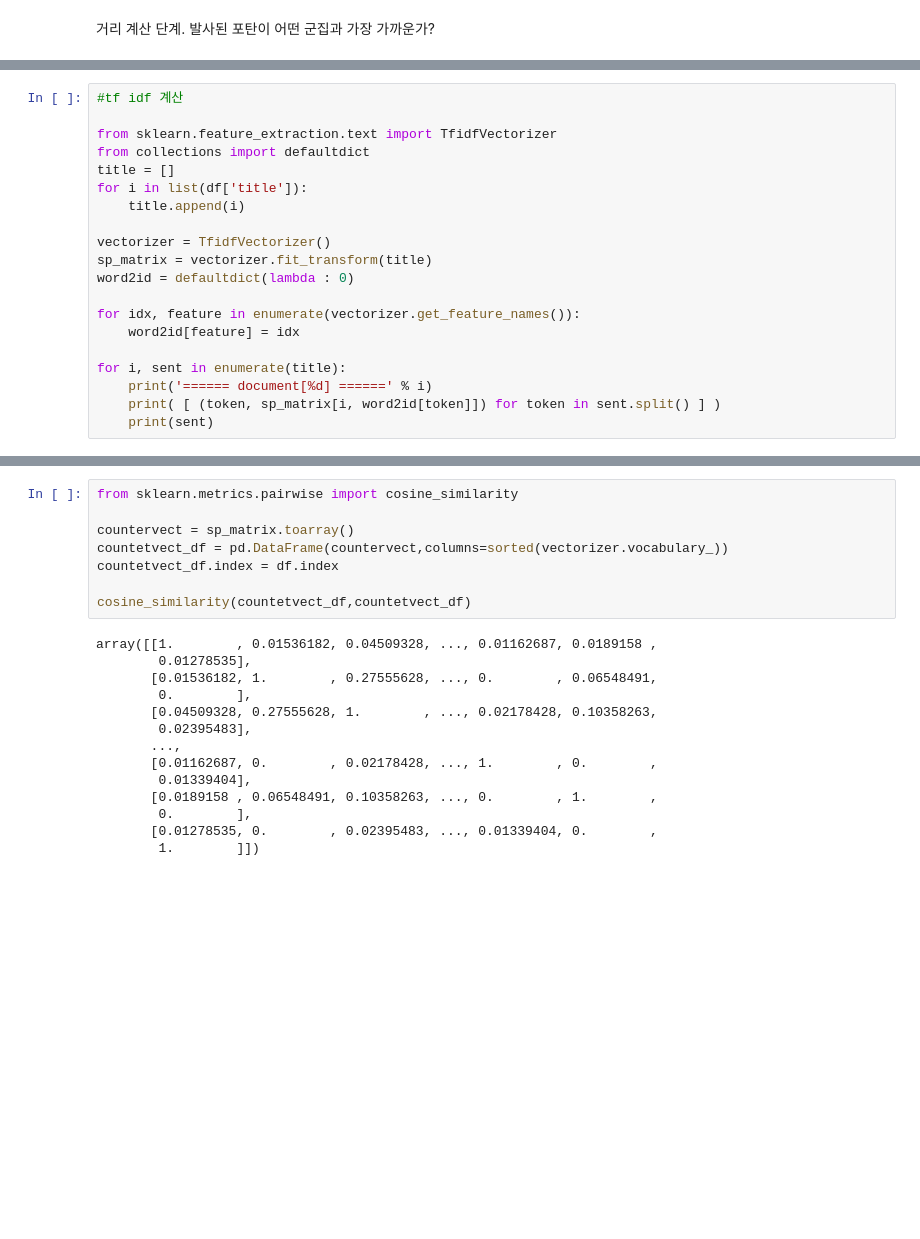
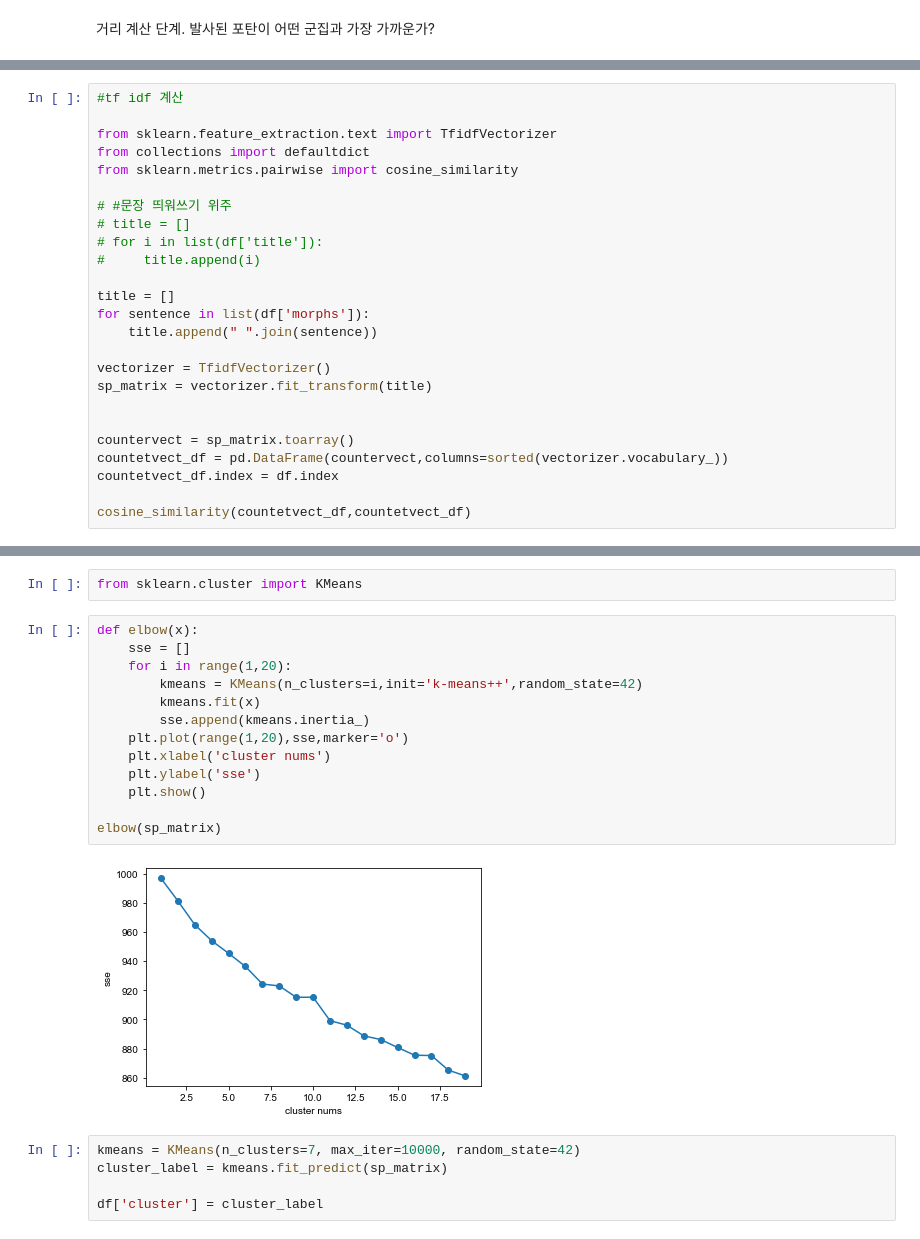
Before and after one commit to skadudd/adDev, a Jupyter notebook: ad_copy_maker/word_parser.ipynb, the cells around one changed output, grey strips where cells are left out. Saved outputs shown, nothing was run; the diff lists cells and outputs as text; blank space fills up the shorter version.

Commit message:
Kmeans 군집화로 제목 군집화 완료.
엘보우계수가 만족할만큼 떨어지지는 않음. 다른 군집화 방법도 고민해볼 필요 있음

```diff
--- a/ad_copy_maker/word_parser.ipynb
+++ b/ad_copy_maker/word_parser.ipynb
@@ -391,18 +379,23 @@ df
 
 from sklearn.feature_extraction.text import TfidfVectorizer
 from collections import defaultdict
+from sklearn.metrics.pairwise import cosine_similarity
+
+# #문장 띄워쓰기 위주
+# title = []
+# for i in list(df['title']):
+#     title.append(i)
+
 title = []
-for i in list(df['title']):
-    title.append(i)
+for sentence in list(df['morphs']):
+    title.append(" ".join(sentence))
 
 vectorizer = TfidfVectorizer()
 sp_matrix = vectorizer.fit_transform(title)
-word2id = defaultdict(lambda : 0)
 
-for idx, feature in enumerate(vectorizer.get_feature_names()):
-    word2id[feature] = idx
 
-for i, sent in enumerate(title):
-    print('====== document[%d] ======' % i)
-    print( [ (token, sp_matrix[i, word2id[token]]) for token in sent.split() ] )
-    print(sent)
+countervect = sp_matrix.toarray()
+countetvect_df = pd.DataFrame(countervect,columns=sorted(vectorizer.vocabulary_))
+countetvect_df.index = df.index
+
+cosine_similarity(countetvect_df,countetvect_df)
@@ -409,22 +416,22 @@ for i, sent in enumerate(title):
-# %%
-from sklearn.metrics.pairwise import cosine_similarity
-
-countervect = sp_matrix.toarray()
-countetvect_df = pd.DataFrame(countervect,columns=sorted(vectorizer.vocabulary_))
-countetvect_df.index = df.index
-
-cosine_similarity(countetvect_df,countetvect_df)
-# %% [output]
-array([[1.        , 0.01536182, 0.04509328, ..., 0.01162687, 0.0189158 ,
-        0.01278535],
-       [0.01536182, 1.        , 0.27555628, ..., 0.        , 0.06548491,
-        0.        ],
-       [0.04509328, 0.27555628, 1.        , ..., 0.02178428, 0.10358263,
-        0.02395483],
-       ...,
-       [0.01162687, 0.        , 0.02178428, ..., 1.        , 0.        ,
-        0.01339404],
-       [0.0189158 , 0.06548491, 0.10358263, ..., 0.        , 1.        ,
-        0.        ],
-       [0.01278535, 0.        , 0.02395483, ..., 0.01339404, 0.        ,
-        1.        ]])
+# %%
+from sklearn.cluster import KMeans
+# %%
+def elbow(x):
+    sse = []
+    for i in range(1,20):
+        kmeans = KMeans(n_clusters=i,init='k-means++',random_state=42)
+        kmeans.fit(x)
+        sse.append(kmeans.inertia_)
+    plt.plot(range(1,20),sse,marker='o')
+    plt.xlabel('cluster nums')
+    plt.ylabel('sse')
+    plt.show()
+
+elbow(sp_matrix)
+# %% [output]
+[figure, added]
+# %%
+kmeans = KMeans(n_clusters=7, max_iter=10000, random_state=42)
+cluster_label = kmeans.fit_predict(sp_matrix)
+
+df['cluster'] = cluster_label
```
Also changed, not shown: parts of 6 cells of this notebook, 1 other file.
